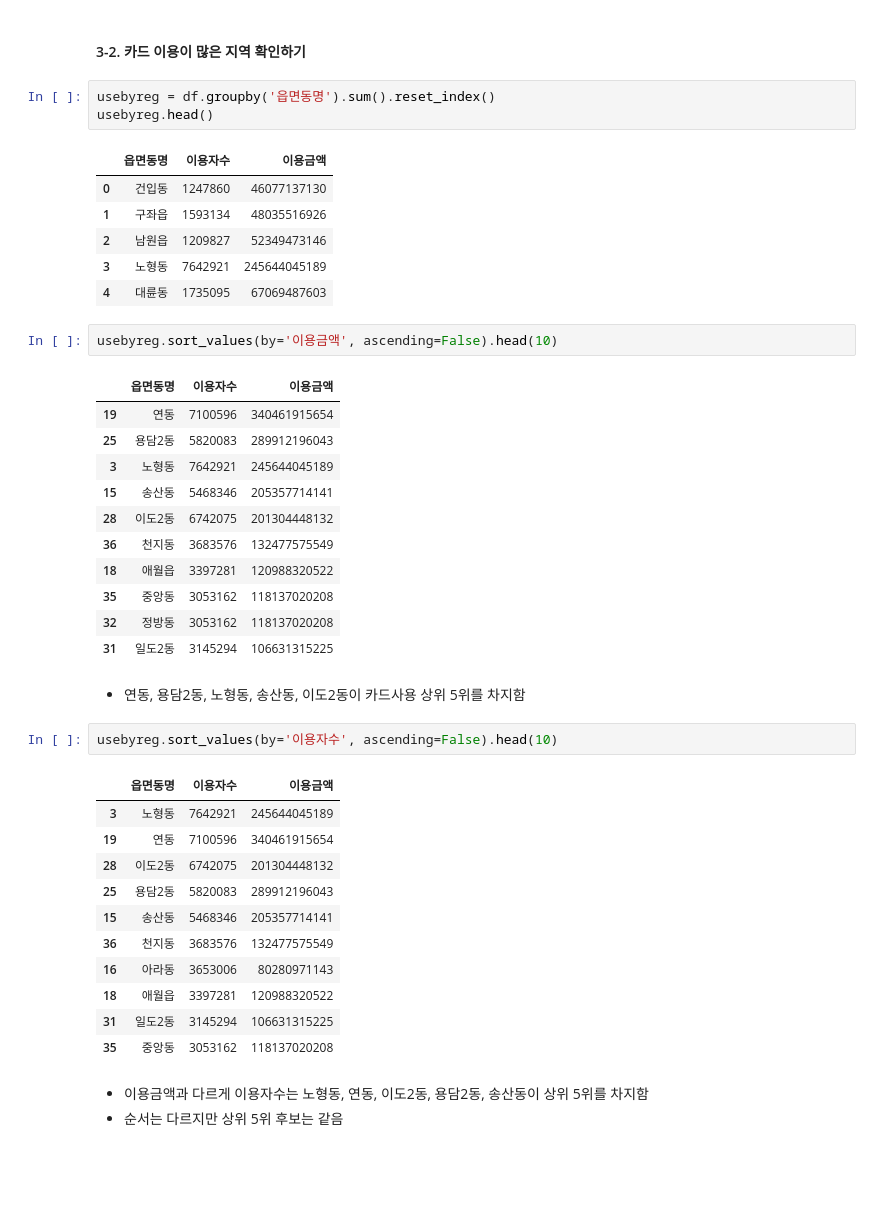
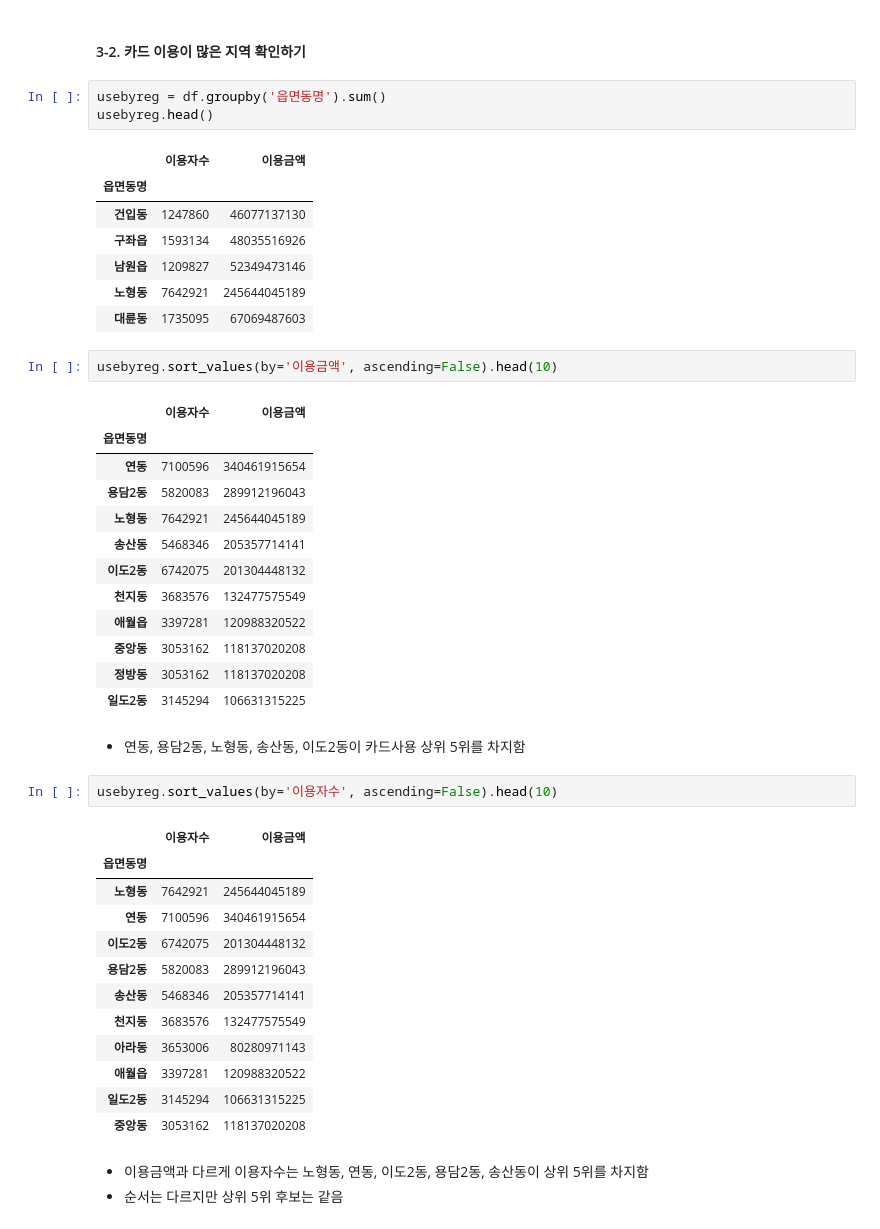
Before and after one commit to chltmddn5843/DataStudy, a Jupyter notebook: Juyoung/Codeit_Project/Codeit:project2.ipynb, the cells around one changed output. Saved outputs shown, nothing was run; the diff lists cells and outputs as text; blank space fills up the shorter version.

```diff
--- a/Juyoung/Codeit_Project/Codeit:project2.ipynb
+++ b/Juyoung/Codeit_Project/Codeit:project2.ipynb
@@ -360,45 +361,48 @@ plt.show()
 # %% [markdown]
 #### 3-2. 카드 이용이 많은 지역 확인하기
 # %%
-usebyreg = df.groupby('읍면동명').sum().reset_index()
+usebyreg = df.groupby('읍면동명').sum()
 usebyreg.head()
 # %% [output]
-|  | 읍면동명 | 이용자수 | 이용금액 |
-| 0 | 건입동 | 1247860 | 46077137130 |
-| 1 | 구좌읍 | 1593134 | 48035516926 |
-| 2 | 남원읍 | 1209827 | 52349473146 |
-| 3 | 노형동 | 7642921 | 245644045189 |
-| 4 | 대륜동 | 1735095 | 67069487603 |
+|  | 이용자수 | 이용금액 |
+| 읍면동명 |  |  |
+| 건입동 | 1247860 | 46077137130 |
+| 구좌읍 | 1593134 | 48035516926 |
+| 남원읍 | 1209827 | 52349473146 |
+| 노형동 | 7642921 | 245644045189 |
+| 대륜동 | 1735095 | 67069487603 |
 # %%
 usebyreg.sort_values(by='이용금액', ascending=False).head(10)
 # %% [output]
-|  | 읍면동명 | 이용자수 | 이용금액 |
-| 19 | 연동 | 7100596 | 340461915654 |
-| 25 | 용담2동 | 5820083 | 289912196043 |
-| 3 | 노형동 | 7642921 | 245644045189 |
-| 15 | 송산동 | 5468346 | 205357714141 |
-| 28 | 이도2동 | 6742075 | 201304448132 |
-| 36 | 천지동 | 3683576 | 132477575549 |
-| 18 | 애월읍 | 3397281 | 120988320522 |
-| 35 | 중앙동 | 3053162 | 118137020208 |
-| 32 | 정방동 | 3053162 | 118137020208 |
-| 31 | 일도2동 | 3145294 | 106631315225 |
+|  | 이용자수 | 이용금액 |
+| 읍면동명 |  |  |
+| 연동 | 7100596 | 340461915654 |
+| 용담2동 | 5820083 | 289912196043 |
+| 노형동 | 7642921 | 245644045189 |
+| 송산동 | 5468346 | 205357714141 |
+| 이도2동 | 6742075 | 201304448132 |
+| 천지동 | 3683576 | 132477575549 |
+| 애월읍 | 3397281 | 120988320522 |
+| 중앙동 | 3053162 | 118137020208 |
+| 정방동 | 3053162 | 118137020208 |
+| 일도2동 | 3145294 | 106631315225 |
 # %% [markdown]
 - 연동, 용담2동, 노형동, 송산동, 이도2동이 카드사용 상위 5위를 차지함
 # %%
 usebyreg.sort_values(by='이용자수', ascending=False).head(10)
 # %% [output]
-|  | 읍면동명 | 이용자수 | 이용금액 |
-| 3 | 노형동 | 7642921 | 245644045189 |
-| 19 | 연동 | 7100596 | 340461915654 |
-| 28 | 이도2동 | 6742075 | 201304448132 |
-| 25 | 용담2동 | 5820083 | 289912196043 |
-| 15 | 송산동 | 5468346 | 205357714141 |
-| 36 | 천지동 | 3683576 | 132477575549 |
-| 16 | 아라동 | 3653006 | 80280971143 |
-| 18 | 애월읍 | 3397281 | 120988320522 |
-| 31 | 일도2동 | 3145294 | 106631315225 |
-| 35 | 중앙동 | 3053162 | 118137020208 |
+|  | 이용자수 | 이용금액 |
+| 읍면동명 |  |  |
+| 노형동 | 7642921 | 245644045189 |
+| 연동 | 7100596 | 340461915654 |
+| 이도2동 | 6742075 | 201304448132 |
+| 용담2동 | 5820083 | 289912196043 |
+| 송산동 | 5468346 | 205357714141 |
+| 천지동 | 3683576 | 132477575549 |
+| 아라동 | 3653006 | 80280971143 |
+| 애월읍 | 3397281 | 120988320522 |
+| 일도2동 | 3145294 | 106631315225 |
+| 중앙동 | 3053162 | 118137020208 |
 # %% [markdown]
 - 이용금액과 다르게 이용자수는 노형동, 연동, 이도2동, 용담2동, 송산동이 상위 5위를 차지함
 - 순서는 다르지만 상위 5위 후보는 같음
```
Also changed, not shown: parts of 5 cells of this notebook, 1 other file.
